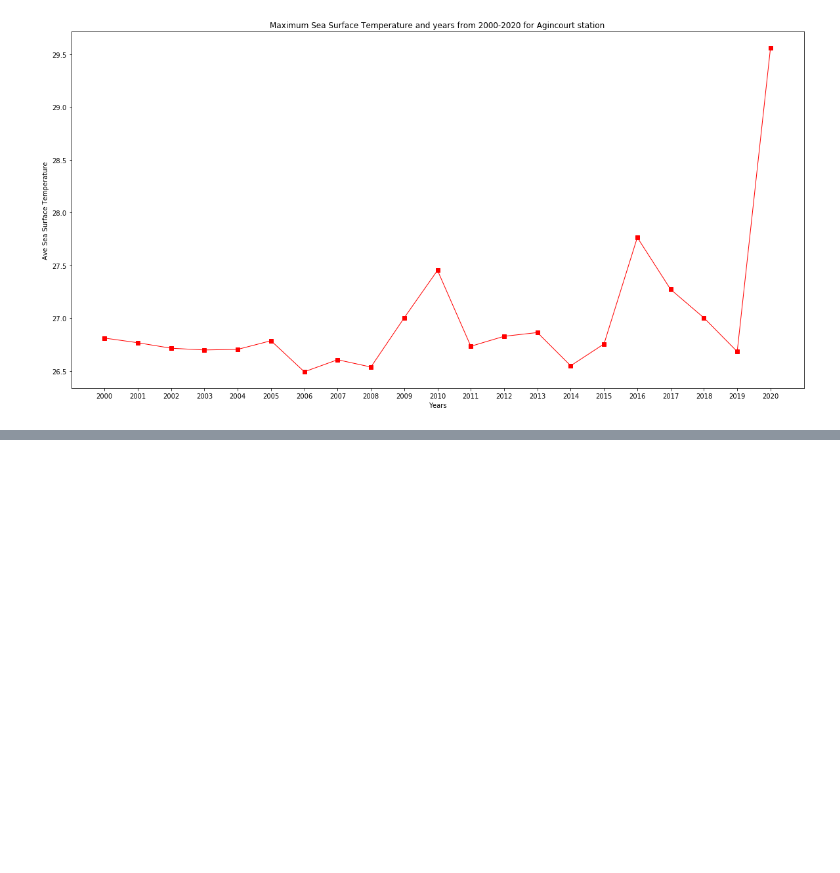
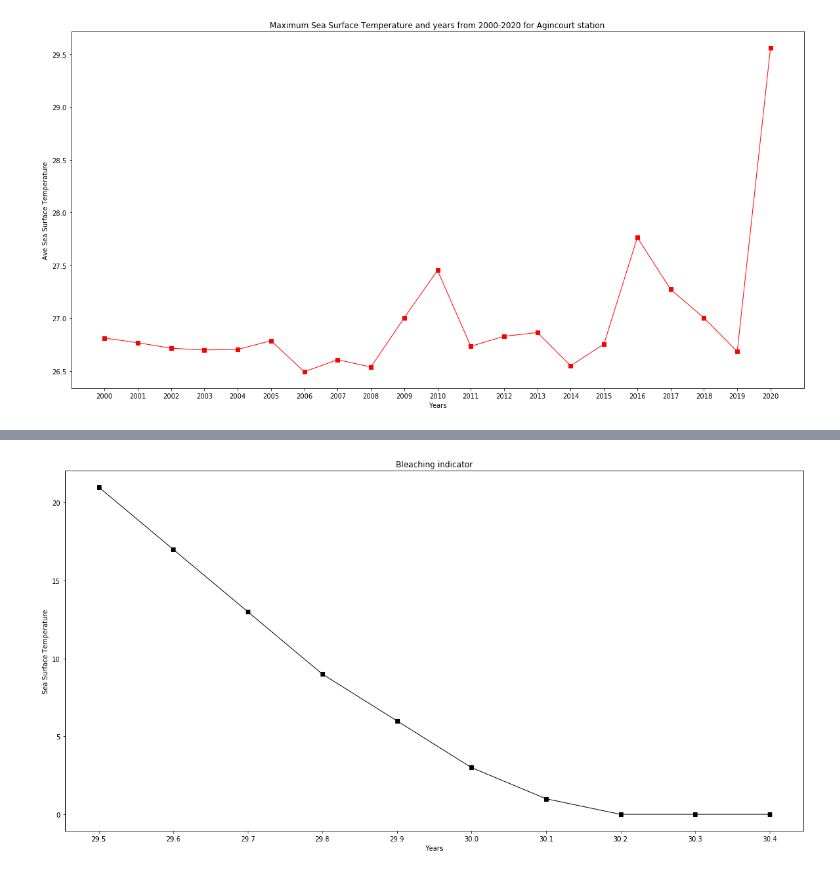
Before and after one commit to Aastha-Arora/Great-Barrier-Reef, a Jupyter notebook: Data Exploration/Agincourt_Northern.ipynb, the cells around one changed output, grey strips where cells are left out. Cells and saved outputs as stored; diff of their text form; code cells hidden in the pictures; blank space fills up the shorter version.

Commit message:
made updates to Agincourt_Northern

```diff
--- a/Data Exploration/Agincourt_Northern.ipynb
+++ b/Data Exploration/Agincourt_Northern.ipynb
@@ -738,3 +738,16 @@ plt.title("Maximum Sea Surface Temperature and years from 2000-2020 for Agincour
 plt.show()
 # %% [output]
 [figure]
+# %%
+#Recreating Graph for Bleaching indicators with same data for Agincourt
+#link: http://data.aims.gov.au/aimsrtds/coralbleaching.xhtml?fromDate=2000&dataLevel=1
+
+data_agincourt_bleaching = pd.read_csv('AgincourtBleachingThresholds_20162020.csv')
+
+#Split SUMMER-BEGINNING column into 2 columns to separate Year and Time
+data_agincourt_bleaching[['Date', 'Time']] = data_agincourt_bleaching['SUMMER-BEGINNING'].str.split('T', expand=True)
+
+#Split Date column into 3 columns to separate Year and Month and Day
+data_agincourt_bleaching[['Year', 'Month', 'Day']]= data_agincourt_bleaching['Date'].str.split('-',expand=True)
+
+data_agincourt_bleaching.head()
@@ -740,0 +761,4 @@ plt.show()
+# %%
+#Show only Year, Temperature and Threshold days
+bleach_agincourt_years = data_agincourt_bleaching[['Year','TEMPERATURE', 'THRESHOLD-DAYS']]
+bleach_agincourt_years.head()
@@ -740,0 +772,29 @@ plt.show()
+# %%
+#Filter for only 2016, 2017, 2018, 2019,
+
+bleach_agincourt_2016 = bleach_agincourt_years.loc[(bleach_agincourt_years['Year'] == '2016')]
+bleach_agincourt_2017 = bleach_agincourt_years.loc[(bleach_agincourt_years['Year'] == '2017')]
+bleach_agincourt_2018 = bleach_agincourt_years.loc[(bleach_agincourt_years['Year'] == '2018')]
+bleach_agincourt_2019 = bleach_agincourt_years.loc[(bleach_agincourt_years['Year'] == '2019')]
+# %%
+#Chart a line plot of Bleaching indicator for 2016
+# x_axis: Temperature
+# y_axis: Threshold days
+
+#setting x-axis and y-axis
+x_axis = bleach_agincourt_2016['TEMPERATURE']
+y_axis = bleach_agincourt_2016['THRESHOLD-DAYS']
+
+#create plot
+plt.figure(figsize=(20,10))
+plt.xticks(x_axis)
+plt.plot(x_axis, y_axis, marker="s", color="Black", linewidth=1, label="Temperature")
+
+# Create labels for the x-axis and y-axis
+plt.xlabel("Years")
+plt.ylabel("Sea Surface Temperature")
+plt.title("Bleaching indicator")
+
+plt.show()
+# %% [output]
+[figure, added]
```
Also changed, not shown: parts of 3 cells of this notebook.
